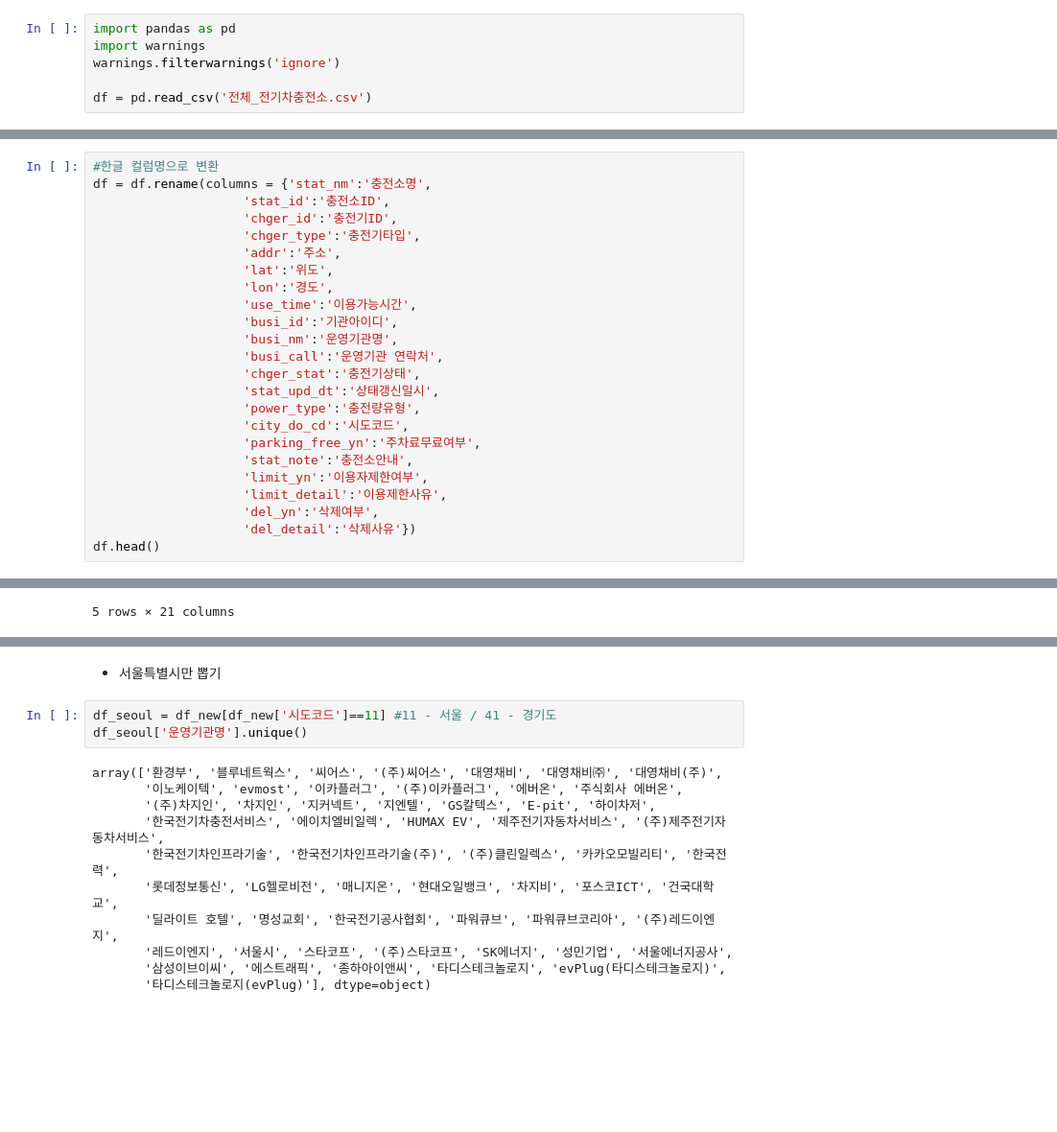
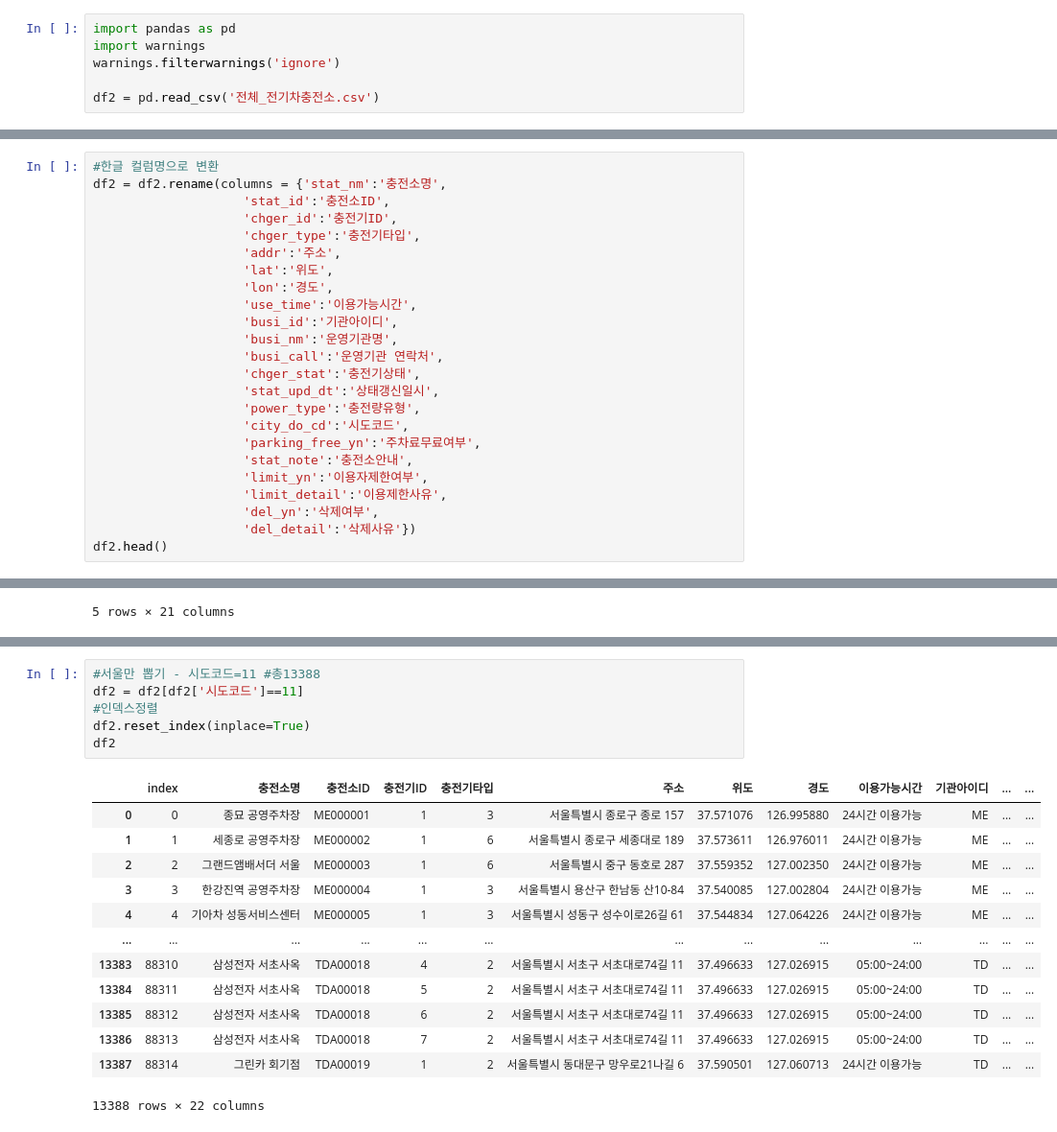
Before and after one commit to leejunghyunA/teamproject, a Jupyter notebook: 전기차충전소설치현황.ipynb, the cells around one changed output, grey strips where cells are left out. Shown: that part at 96% size. Cells and saved outputs as stored; diff of their text form; blank space fills up the shorter version.

```diff
--- a/전기차충전소설치현황.ipynb
+++ b/전기차충전소설치현황.ipynb
@@ -93,5 +239,5 @@ import pandas as pd
 import warnings
 warnings.filterwarnings('ignore')
 
-df = pd.read_csv('전체_전기차충전소.csv')
+df2 = pd.read_csv('전체_전기차충전소.csv')
 # %%
@@ -104,7 +250,7 @@ Index(['stat_nm', 'stat_id', 'chger_id', 'chger_type', 'addr', 'lat', 'lon',
       dtype='object')
 # %%
 #한글 컬럼명으로 변환
-df = df.rename(columns = {'stat_nm':'충전소명',
+df2 = df2.rename(columns = {'stat_nm':'충전소명',
                     'stat_id':'충전소ID',
                     'chger_id':'충전기ID',
                     'chger_type':'충전기타입',
@@ -125,7 +271,7 @@ df = df.rename(columns = {'stat_nm':'충전소명',
                     'limit_detail':'이용제한사유',
                     'del_yn':'삭제여부',
                     'del_detail':'삭제사유'})
-df.head()
+df2.head()
 # %% [output]
 |  | 충전소명 | 충전소ID | 충전기ID | 충전기타입 | 주소 | 위도 | 경도 | 이용가능시간 | 기관아이디 | 운영기관명 | ... | ... |
 | 0 | 종묘 공영주차장 | ME000001 | 1 | 3 | 서울특별시 종로구 종로 157 | 37.571076 | 126.995880 | 24시간 이용가능 | ME | 환경부 | ... | ... |
@@ -166,16 +287,20 @@ df_new
-# %% [markdown]
-- 서울특별시만 뽑기
-# %%
-df_seoul = df_new[df_new['시도코드']==11] #11 - 서울 / 41 - 경기도
-df_seoul['운영기관명'].unique()
-# %% [output]
-array(['환경부', '블루네트웍스', '씨어스', '(주)씨어스', '대영채비', '대영채비㈜', '대영채비(주)',
-       '이노케이텍', 'evmost', '이카플러그', '(주)이카플러그', '에버온', '주식회사 에버온',
-       '(주)차지인', '차지인', '지커넥트', '지엔텔', 'GS칼텍스', 'E-pit', '하이차저',
-       '한국전기차충전서비스', '에이치엘비일렉', 'HUMAX EV', '제주전기자동차서비스', '(주)제주전기자동차서비스',
-       '한국전기차인프라기술', '한국전기차인프라기술(주)', '(주)클린일렉스', '카카오모빌리티', '한국전력',
-       '롯데정보통신', 'LG헬로비전', '매니지온', '현대오일뱅크', '차지비', '포스코ICT', '건국대학교',
-       '딜라이트 호텔', '명성교회', '한국전기공사협회', '파워큐브', '파워큐브코리아', '(주)레드이엔지',
-       '레드이엔지', '서울시', '스타코프', '(주)스타코프', 'SK에너지', '성민기업', '서울에너지공사',
-       '삼성이브이씨', '에스트래픽', '종하아이앤씨', '타디스테크놀로지', 'evPlug(타디스테크놀로지)',
-       '타디스테크놀로지(evPlug)'], dtype=object)
+# %%
+#서울만 뽑기 - 시도코드=11 #총13388
+df2 = df2[df2['시도코드']==11]
+#인덱스정렬
+df2.reset_index(inplace=True)
+df2
+# %% [output]
+|  | index | 충전소명 | 충전소ID | 충전기ID | 충전기타입 | 주소 | 위도 | 경도 | 이용가능시간 | 기관아이디 | ... | ... |
+| 0 | 0 | 종묘 공영주차장 | ME000001 | 1 | 3 | 서울특별시 종로구 종로 157 | 37.571076 | 126.995880 | 24시간 이용가능 | ME | ... | ... |
+| 1 | 1 | 세종로 공영주차장 | ME000002 | 1 | 6 | 서울특별시 종로구 세종대로 189 | 37.573611 | 126.976011 | 24시간 이용가능 | ME | ... | ... |
+| 2 | 2 | 그랜드앰배서더 서울 | ME000003 | 1 | 6 | 서울특별시 중구 동호로 287 | 37.559352 | 127.002350 | 24시간 이용가능 | ME | ... | ... |
+| 3 | 3 | 한강진역 공영주차장 | ME000004 | 1 | 3 | 서울특별시 용산구 한남동 산10-84 | 37.540085 | 127.002804 | 24시간 이용가능 | ME | ... | ... |
+| 4 | 4 | 기아차 성동서비스센터 | ME000005 | 1 | 3 | 서울특별시 성동구 성수이로26길 61 | 37.544834 | 127.064226 | 24시간 이용가능 | ME | ... | ... |
+| ... | ... | ... | ... | ... | ... | ... | ... | ... | ... | ... | ... | ... |
+| 13383 | 88310 | 삼성전자 서초사옥 | TDA00018 | 4 | 2 | 서울특별시 서초구 서초대로74길 11 | 37.496633 | 127.026915 | 05:00~24:00 | TD | ... | ... |
+| 13384 | 88311 | 삼성전자 서초사옥 | TDA00018 | 5 | 2 | 서울특별시 서초구 서초대로74길 11 | 37.496633 | 127.026915 | 05:00~24:00 | TD | ... | ... |
+| 13385 | 88312 | 삼성전자 서초사옥 | TDA00018 | 6 | 2 | 서울특별시 서초구 서초대로74길 11 | 37.496633 | 127.026915 | 05:00~24:00 | TD | ... | ... |
+| 13386 | 88313 | 삼성전자 서초사옥 | TDA00018 | 7 | 2 | 서울특별시 서초구 서초대로74길 11 | 37.496633 | 127.026915 | 05:00~24:00 | TD | ... | ... |
+| 13387 | 88314 | 그린카 회기점 | TDA00019 | 1 | 2 | 서울특별시 동대문구 망우로21나길 6 | 37.590501 | 127.060713 | 24시간 이용가능 | TD | ... | ... |
+13388 rows × 22 columns
```
Also changed, not shown: parts of 48 cells of this notebook, 3 other files.
